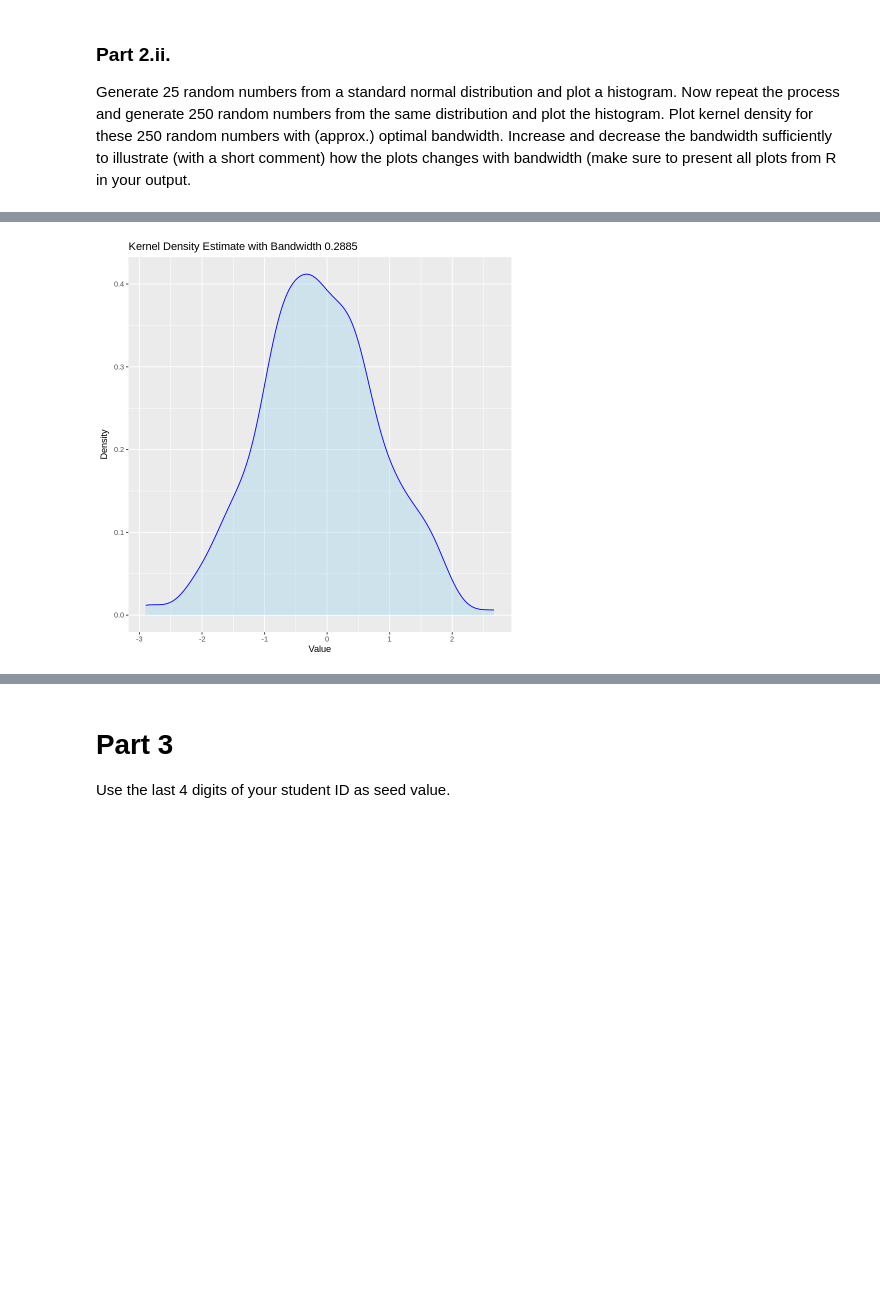
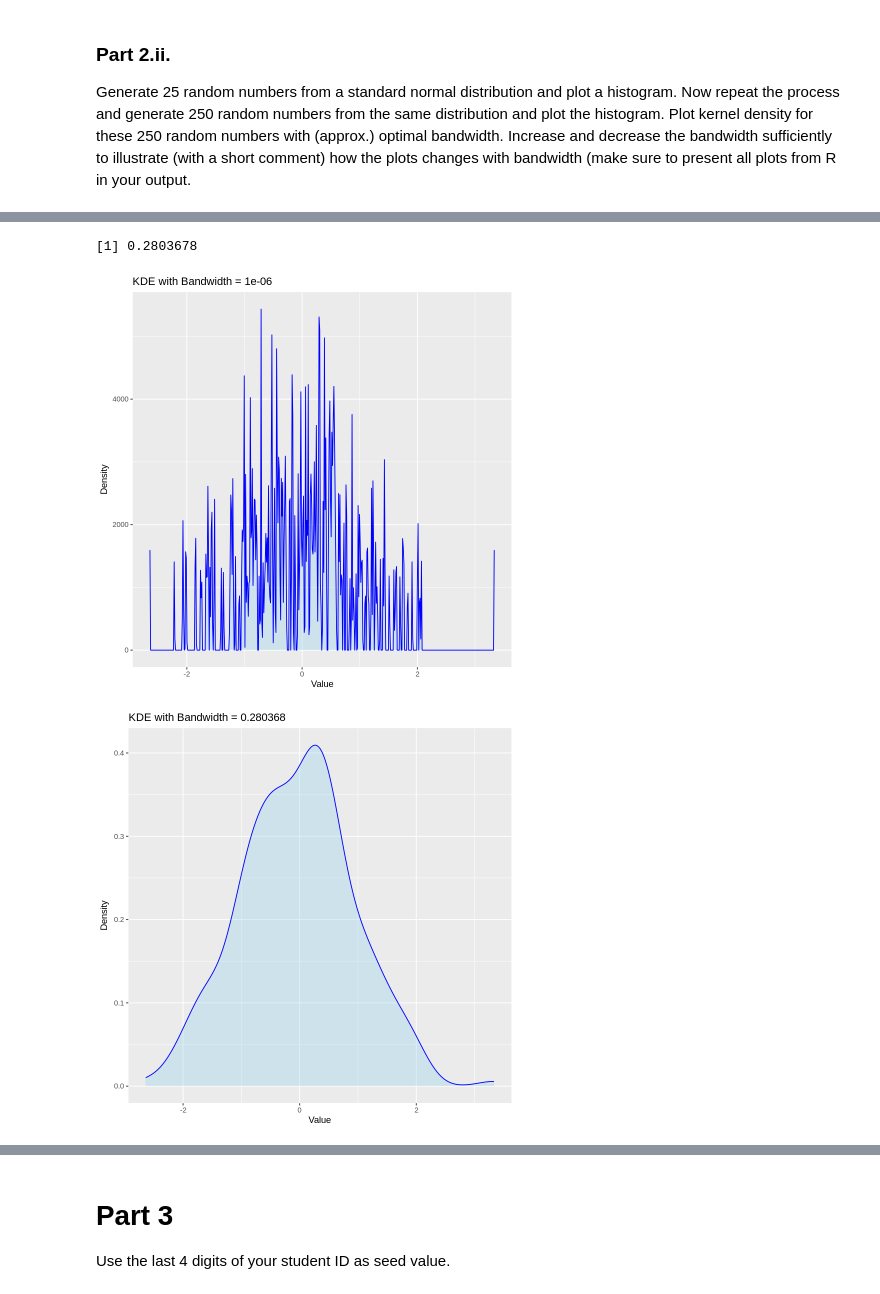
Before and after one commit to eren-darici/ECON6190, a Jupyter notebook: Project_PartA.ipynb, the cells around one changed output, grey strips where cells are left out. Cells and saved outputs as stored; diff of their text form; code cells hidden in the pictures; blank space fills up the shorter version.

```diff
--- a/Project_PartA.ipynb
+++ b/Project_PartA.ipynb
@@ -90,13 +186,33 @@ ggplot(df.part2ii, aes(x=value, fill=size)) +
+# %%
+# Silverman's Rule of Thumb of optimal bandwidth
+silverman_bw <- function(x) {
+  n <- length(x)
+  s <- sd(x)
+  iqr <- IQR(x)
+  0.9 * min(s, iqr / 1.34) * n^(-1/5)
+}
+
+# Find the optimal bandwith
+h_opt.250 <- silverman_bw(data.part2ii_250)
+print(h_opt.250)
+# %% [output]
+[1] 0.2803678
+# %%
+# Bandwidths to compare
+bandwidths <- c(0.000001, h_opt.250, 0.5, 1)
 # %%
-# KDE for 250 samples
-kde <- density(data.part2ii_250)
-
-ggplot(data.frame(x=data.partbii_250), aes(x=x)) +
-  geom_density(color='blue', fill='skyblue', alpha=0.3) +
-  labs(
-  title=paste('Kernel Density Estimate with Bandwidth', round(kde$bw, 4)),
-  x='Value',
-  y='Density'
+# Loop over bandwidths
+for (bw in bandwidths) {
+  print(
+    ggplot(data.frame(x=data.part2ii_250), aes(x=x)) +
+      geom_density(color='blue', fill='skyblue', alpha=0.3, bw = bw) +
+      labs(
+        title = paste("KDE with Bandwidth =", round(bw, 6)),
+        x = "Value",
+        y = "Density"
+      )
   )
+}
 # %% [output]
-[figure, old version]
+[figure, new version]
+[figure, added]
```
Also changed, not shown: parts of 17 cells of this notebook.
